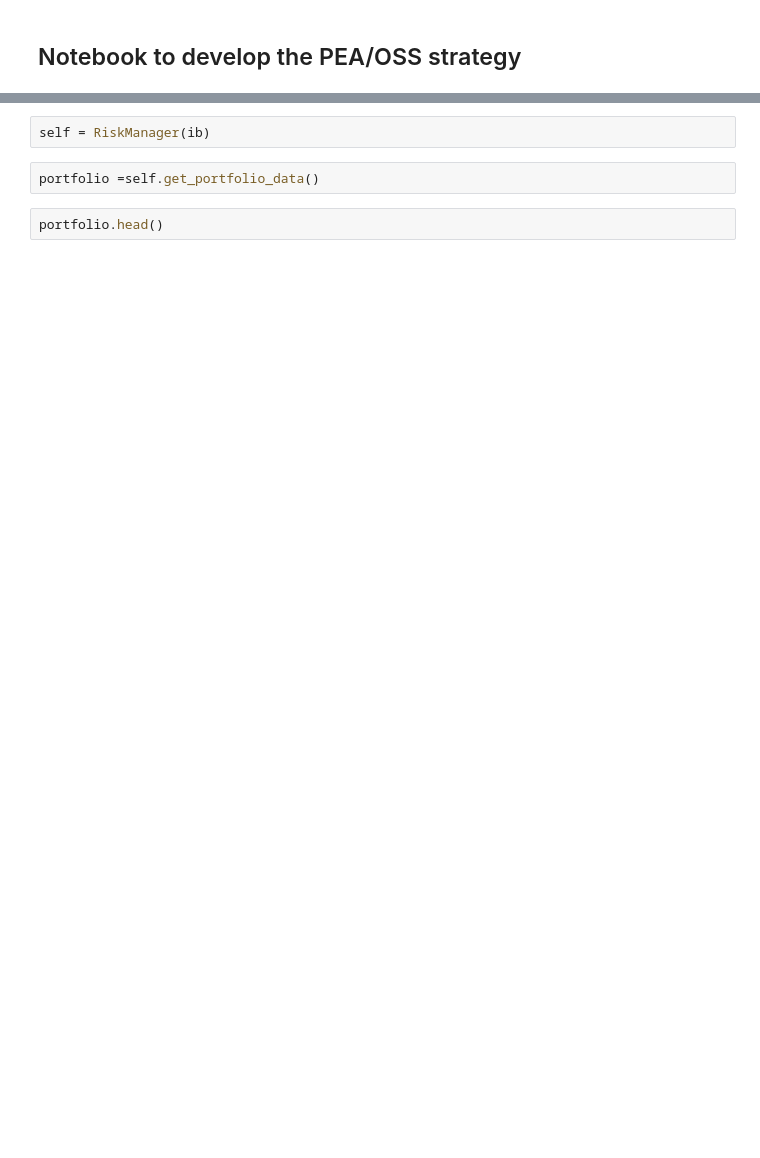
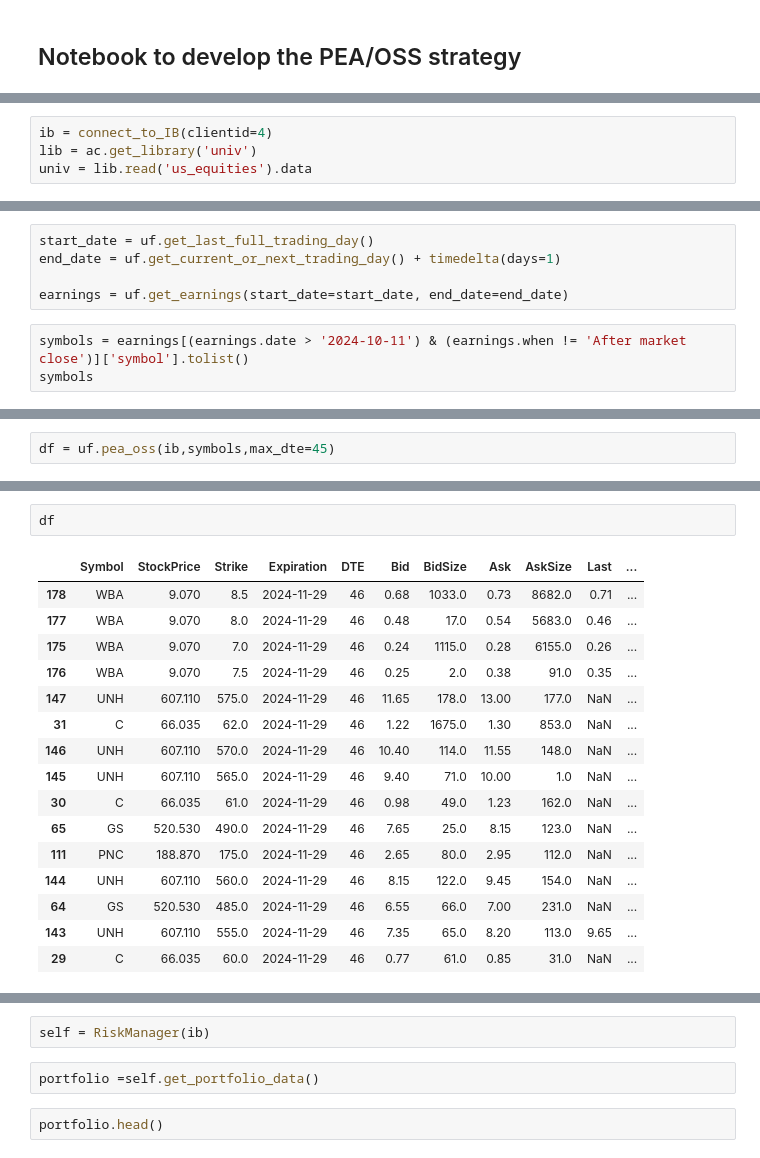
Before and after one commit to lowQuant/IB-Multi-Strategy-ATS, a Jupyter notebook: data_and_research/notebooks/pea_oss.ipynb, the cells around one changed output, grey strips where cells are left out. Saved outputs shown, nothing was run; the diff lists cells and outputs as text; blank space fills up the shorter version.

```diff
--- a/data_and_research/notebooks/pea_oss.ipynb
+++ b/data_and_research/notebooks/pea_oss.ipynb
@@ -16,0 +15,4 @@ ib = connect_to_IB(clientid=5)
+# %%
+ib = connect_to_IB(clientid=4)
+lib = ac.get_library('univ')
+univ = lib.read('us_equities').data
@@ -16,0 +250,8 @@ ib = connect_to_IB(clientid=5)
+# %%
+start_date = uf.get_last_full_trading_day()
+end_date = uf.get_current_or_next_trading_day() + timedelta(days=1)
+
+earnings = uf.get_earnings(start_date=start_date, end_date=end_date)
+# %%
+symbols = earnings[(earnings.date > '2024-10-11') & (earnings.when != 'After market close')]['symbol'].tolist()
+symbols
@@ -16,0 +272,2 @@ ib = connect_to_IB(clientid=5)
+# %%
+df = uf.pea_oss(ib,symbols,max_dte=45)
@@ -17 +335,20 @@ ib = connect_to_IB(clientid=5)
+# %%
+df
+# %% [output]
+|  | Symbol | StockPrice | Strike | Expiration | DTE | Bid | BidSize | Ask | AskSize | Last | ... |
+| 178 | WBA | 9.070 | 8.5 | 2024-11-29 | 46 | 0.68 | 1033.0 | 0.73 | 8682.0 | 0.71 | ... |
+| 177 | WBA | 9.070 | 8.0 | 2024-11-29 | 46 | 0.48 | 17.0 | 0.54 | 5683.0 | 0.46 | ... |
+| 175 | WBA | 9.070 | 7.0 | 2024-11-29 | 46 | 0.24 | 1115.0 | 0.28 | 6155.0 | 0.26 | ... |
+| 176 | WBA | 9.070 | 7.5 | 2024-11-29 | 46 | 0.25 | 2.0 | 0.38 | 91.0 | 0.35 | ... |
+| 147 | UNH | 607.110 | 575.0 | 2024-11-29 | 46 | 11.65 | 178.0 | 13.00 | 177.0 | NaN | ... |
+| 31 | C | 66.035 | 62.0 | 2024-11-29 | 46 | 1.22 | 1675.0 | 1.30 | 853.0 | NaN | ... |
+| 146 | UNH | 607.110 | 570.0 | 2024-11-29 | 46 | 10.40 | 114.0 | 11.55 | 148.0 | NaN | ... |
+| 145 | UNH | 607.110 | 565.0 | 2024-11-29 | 46 | 9.40 | 71.0 | 10.00 | 1.0 | NaN | ... |
+| 30 | C | 66.035 | 61.0 | 2024-11-29 | 46 | 0.98 | 49.0 | 1.23 | 162.0 | NaN | ... |
+| 65 | GS | 520.530 | 490.0 | 2024-11-29 | 46 | 7.65 | 25.0 | 8.15 | 123.0 | NaN | ... |
+| 111 | PNC | 188.870 | 175.0 | 2024-11-29 | 46 | 2.65 | 80.0 | 2.95 | 112.0 | NaN | ... |
+| 144 | UNH | 607.110 | 560.0 | 2024-11-29 | 46 | 8.15 | 122.0 | 9.45 | 154.0 | NaN | ... |
+| 64 | GS | 520.530 | 485.0 | 2024-11-29 | 46 | 6.55 | 66.0 | 7.00 | 231.0 | NaN | ... |
+| 143 | UNH | 607.110 | 555.0 | 2024-11-29 | 46 | 7.35 | 65.0 | 8.20 | 113.0 | 9.65 | ... |
+| 29 | C | 66.035 | 60.0 | 2024-11-29 | 46 | 0.77 | 61.0 | 0.85 | 31.0 | NaN | ... |
 # %%
```
Also changed, not shown: parts of 23 cells of this notebook, 2 other files.
